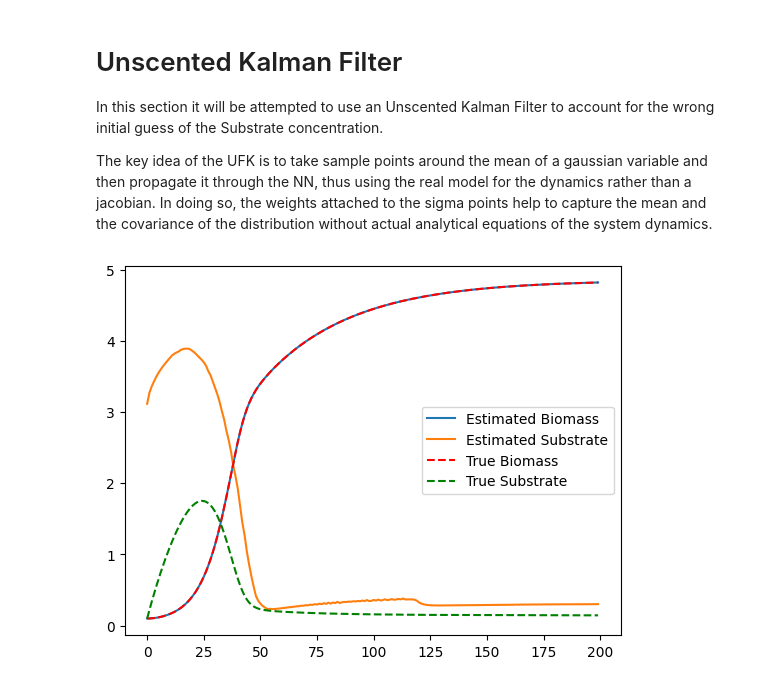
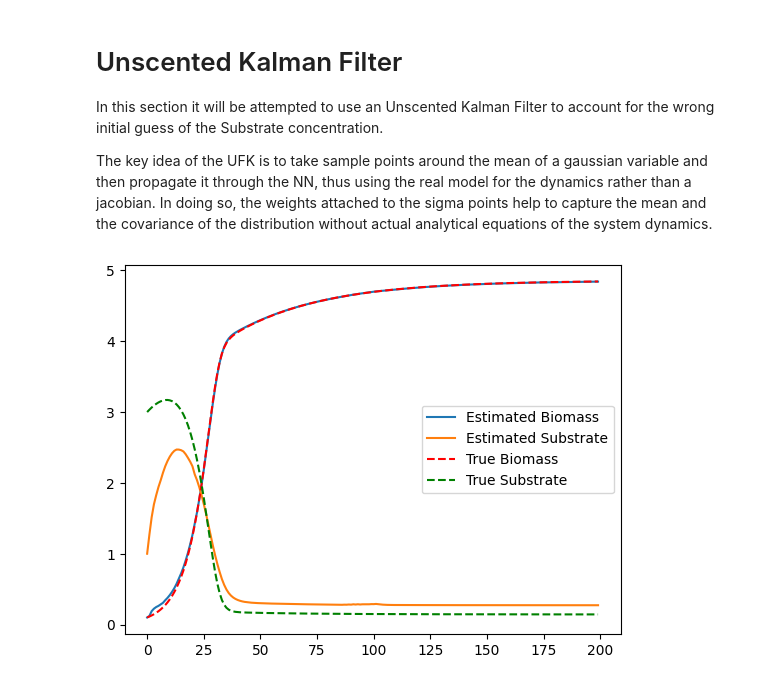
Before and after one commit to therealtoby1/Master, a Jupyter notebook: Cell_growth_easy_Model.ipynb, the cells around one changed output. Cells and saved outputs as stored; diff of their text form; code cells hidden in the pictures.

```diff
--- a/Cell_growth_easy_Model.ipynb
+++ b/Cell_growth_easy_Model.ipynb
@@ -102,7 +123,7 @@ Epoch 1000, Loss: 0.000009
 it can be observed, that there is definitely a mismatch between the real trajectory and the predicted trajectory.
 -->Checking whether an Observer can help to get the real states of the system, even with wrong initial guess
 # %%
-y0=[0.1,0.1] #initial conditions for the validation with the neural network
+y0=[0.1,3] #initial conditions for the validation with the neural network
 K_m=1
 validation=solve_ivp(Biosystem, t_span, y0, args=(D, K_m, s_e, mu_max), t_eval=t_eval)
 Dataset_val = {}
@@ -110,7 +131,7 @@ Dataset_val['B1'] = validation.y[0]
 Dataset_val['S1'] = validation.y[1]
 
 ##NN simulation
-sol_sim=[[0.1,0.1]]
+sol_sim=[[0.1,3]]
 for i in range (0, len(t_eval)-1):
     sol_prev=sol_sim[i]
     ni=model(torch.tensor(sol_prev,dtype=torch.float32)).detach().numpy()
@@ -154,37 +175,37 @@ dim_z = 1
 -kappa is a secondary scaling parameter, often set to 0 for simplicity."""
 points = MerweScaledSigmaPoints(n=dim_x, alpha=0.1, beta=2.0, kappa=0.0)
 
 # Create UKF object
 ukf = UKF(dim_x=dim_x, dim_z=dim_z, fx=f_NN, hx=h, dt=1.0, points=points)
 
 # Initial state guess (e.g., wrong s value)
-ukf.x = np.array([2.0, 3.0])  # Initial guess for [b, s] the real values are [0.1, 0.1]
+ukf.x = np.array([0.1, 1])  # Initial guess for [b, s] the real values are [0.1, 3]
 
 # Initial covariance (uncertainty in state)
-ukf.P = np.eye(dim_x) * 0.5# You can tune this
+ukf.P = np.eye(dim_x) * 0.3# You can tune this
 
 # Process noise (model uncertainty)
-ukf.Q = np.diag([1e-2, 1e-2])  # Tune this based on how inaccurate your NN is
+ukf.Q = np.diag([1e-2, 1e-4])  # Tune this based on how inaccurate your NN is
 
 # Measurement noise (e.g., sensor error in b, but i should not have any noise since i simulated with the ODE for the measurement)
-ukf.R = np.array([[0.0]])  # Measurement noise variance
+ukf.R = np.array([[0.01]])  # Measurement noise variance
 
 b_measurements = Dataset_val['B1'][0:]  # Use the biomass measurements for updating the filter
 
-estimated_states = []
+estimated_states = [ukf.x.copy()]  # Store the initial state (used for plotting)
 
-for z in b_measurements:
+for z in b_measurements[1:]:  # Skip the first measurement since i assume the measurement is not available at t=0
     ukf.predict()
     ukf.update(np.array([z]))
     estimated_states.append(ukf.x.copy())
 
 
 estimated_states = np.array(estimated_states)
 plt.plot(estimated_states[:, 0], label='Estimated Biomass')
 plt.plot(estimated_states[:, 1], label='Estimated Substrate')
 plt.plot(validation.y[0], 'r--', label='True Biomass')
 plt.plot(validation.y[1], 'g--', label='True Substrate')
 plt.legend()
 plt.show()
 # %% [output]
-[figure, old version]
+[figure, new version]
```
Also changed, not shown: parts of 2 cells of this notebook.
